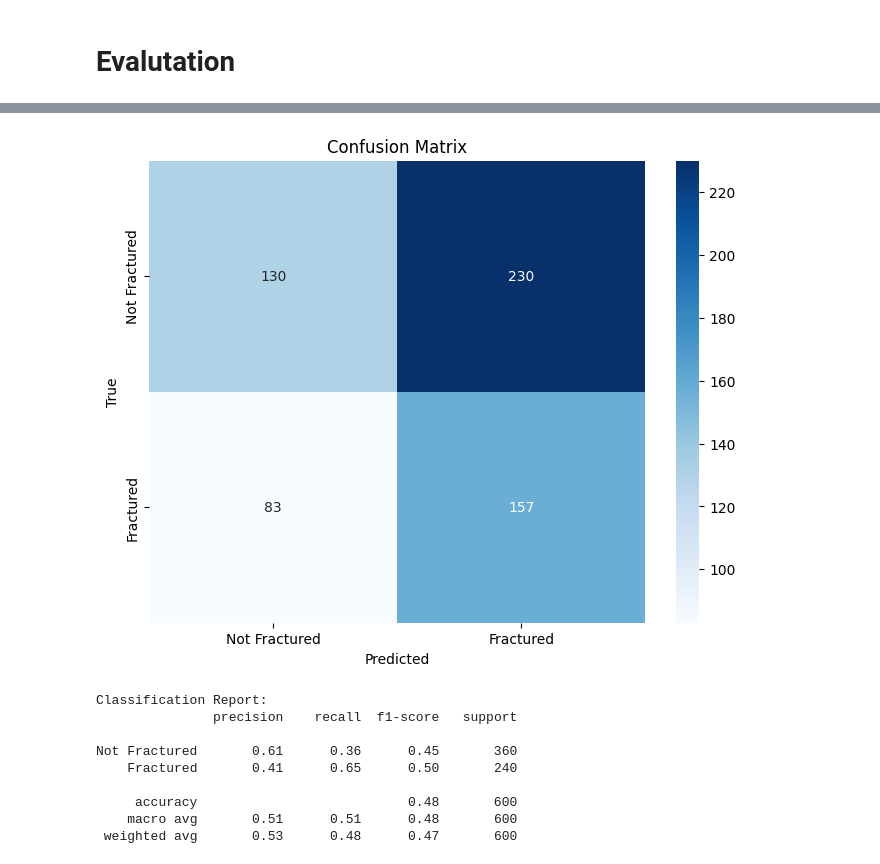
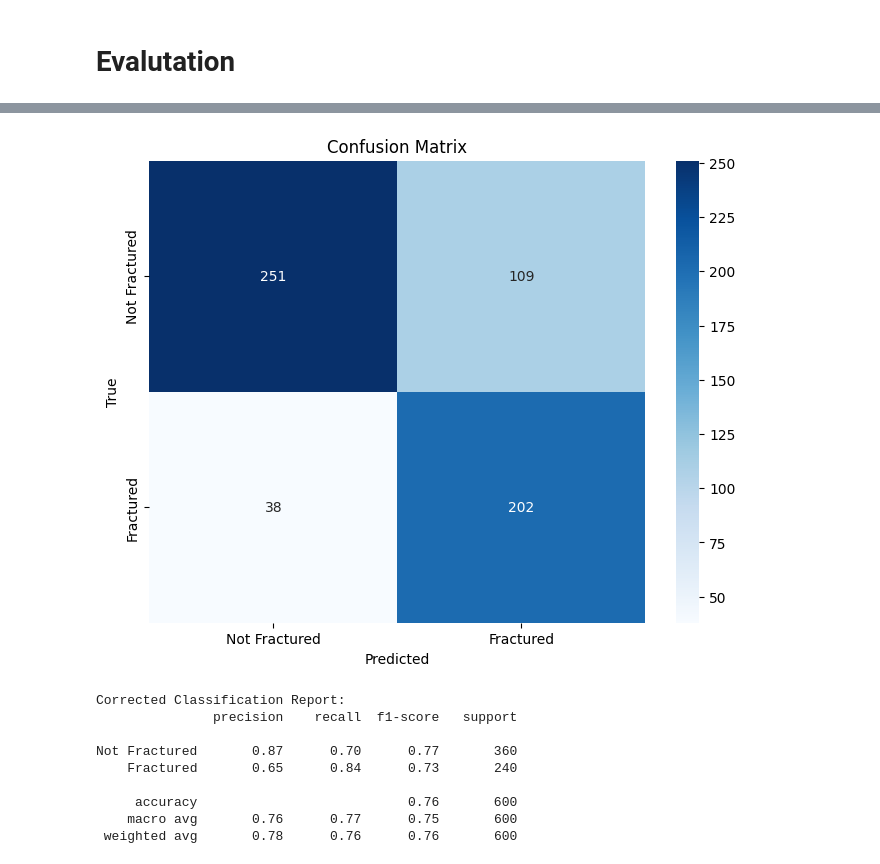
Before and after one commit to Yugsolanki/bone-fracture-detection, a Jupyter notebook: Bone_Fracture_Detection_using_X_Rays.ipynb, the cells around one changed output, grey strips where cells are left out. Cells and saved outputs as stored; diff of their text form; code cells hidden in the pictures.

```diff
--- a/Bone_Fracture_Detection_using_X_Rays.ipynb
+++ b/Bone_Fracture_Detection_using_X_Rays.ipynb
@@ -340,13 +340,21 @@ def plot_confusion_matrix(y_true, y_pred, classes):
     plt.ylabel('True')
     plt.show()
 
+# Turn off shuffling so predictions match the true labels perfectly
+validation_generator.shuffle = False
+validation_generator.reset()
+
+# Get true labels instantly
+y_true = validation_generator.classes
+
+# Predict on the dataset
 val_predictions = model.predict(validation_generator)
-val_pred_classes = (val_predictions > 0.5).astype(int)
-val_true_classes = validation_generator.classes
+y_pred = (val_predictions > 0.5).astype(int)
 
-print("\nConfusion Matrix:")
-plot_confusion_matrix(val_true_classes, val_pred_classes, classes=['Not Fractured', 'Fractured'])
+# Plot metrics
+print("\nCorrected Confusion Matrix:")
+plot_confusion_matrix(y_true, y_pred, classes=['Not Fractured', 'Fractured'])
 
-print("\nClassification Report:")
-print(classification_report(val_true_classes, val_pred_classes, target_names=['Not Fractured', 'Fractured']))
+print("\nCorrected Classification Report:")
+print(classification_report(y_true, y_pred, target_names=['Not Fractured', 'Fractured']))
 # %% [output]
@@ -356,13 +364,13 @@ Confusion Matrix:
-[figure, old version]
+[figure, new version]
-Classification Report:
+Corrected Classification Report:
                precision    recall  f1-score   support
 
-Not Fractured       0.61      0.36      0.45       360
-    Fractured       0.41      0.65      0.50       240
+Not Fractured       0.87      0.70      0.77       360
+    Fractured       0.65      0.84      0.73       240
 
-     accuracy                           0.48       600
-    macro avg       0.51      0.51      0.48       600
- weighted avg       0.53      0.48      0.47       600
+     accuracy                           0.76       600
+    macro avg       0.76      0.77      0.75       600
+ weighted avg       0.78      0.76      0.76       600
 # %%
 plot_metrics1('Learning Rate', 'learning_rate')
 # %% [output]
```
Also changed, not shown: parts of 15 cells of this notebook.
